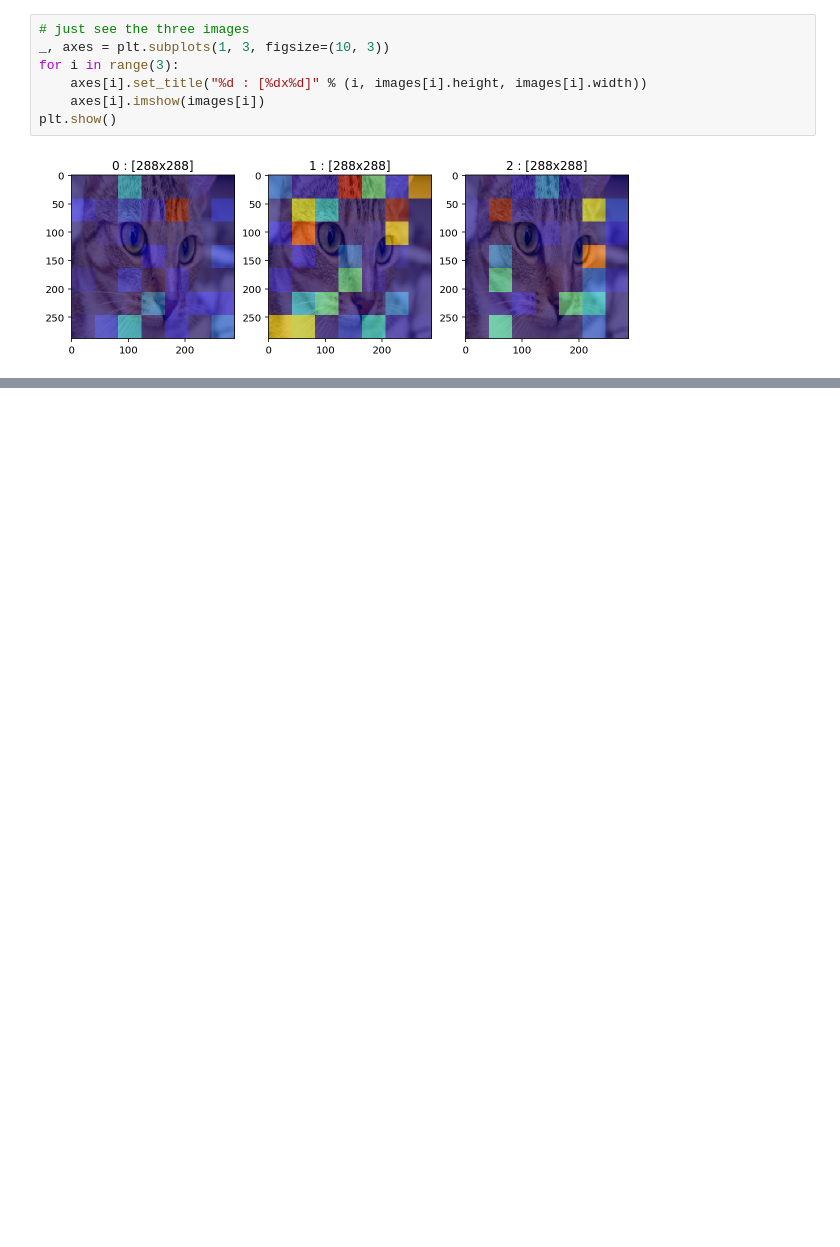
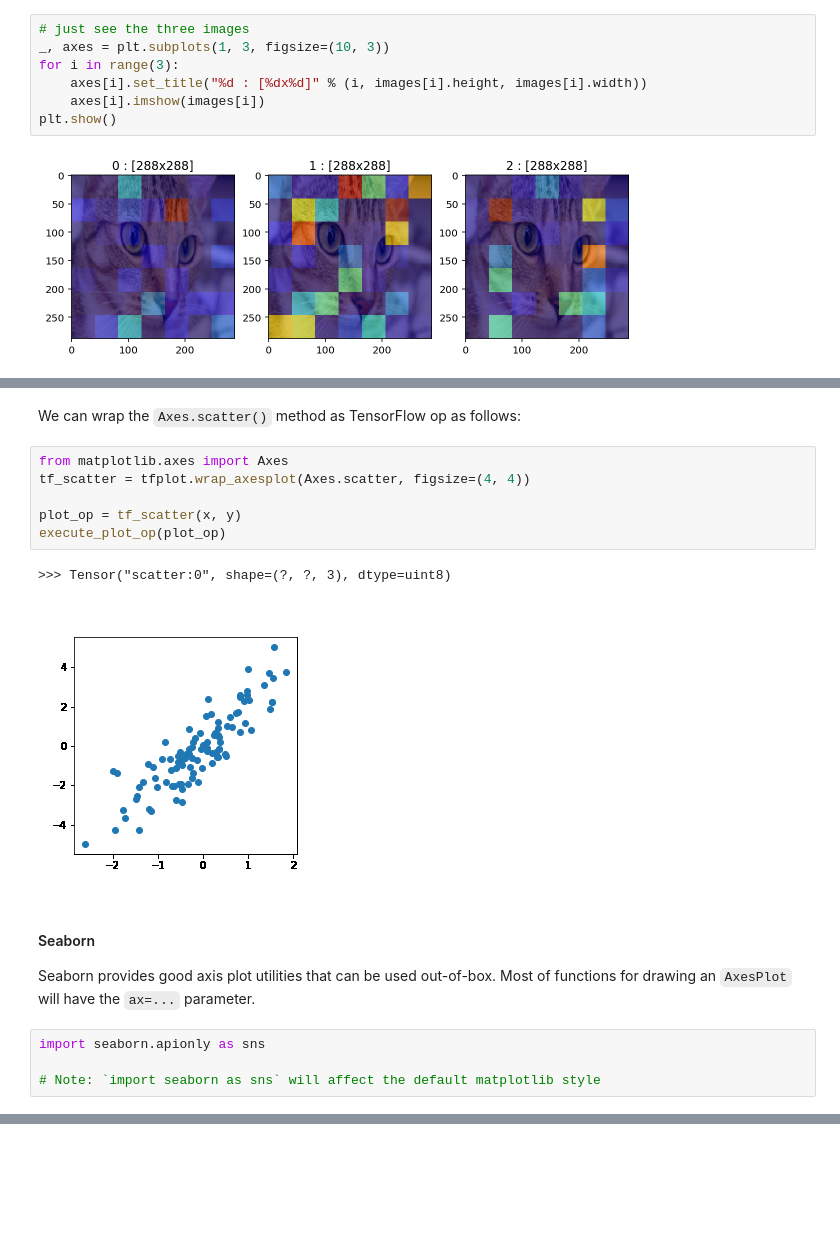
Before and after one commit to wookayin/tensorflow-plot, a Jupyter notebook: examples/showcases.ipynb, the cells around one changed output, grey strips where cells are left out. Cells and saved outputs as stored; diff of their text form; blank space fills up the shorter version.

```diff
--- a/examples/showcases.ipynb
+++ b/examples/showcases.ipynb
@@ -218,0 +240,19 @@ plt.show()
+# %% [markdown]
+We can wrap the `Axes.scatter()` method as TensorFlow op as follows:
+# %%
+from matplotlib.axes import Axes
+tf_scatter = tfplot.wrap_axesplot(Axes.scatter, figsize=(4, 4))
+
+plot_op = tf_scatter(x, y)
+execute_plot_op(plot_op)
+# %% [output]
+>>> Tensor("scatter:0", shape=(?, ?, 3), dtype=uint8)
+[figure, added]
+# %% [markdown]
+#### Seaborn
+
+Seaborn provides good axis plot utilities that can be used out-of-box. Most of functions for drawing an `AxesPlot` will have the `ax=...` parameter.
+# %%
+import seaborn.apionly as sns
+
+# Note: `import seaborn as sns` will affect the default matplotlib style
```
Also changed, not shown: parts of 13 cells of this notebook, 1 other file.
